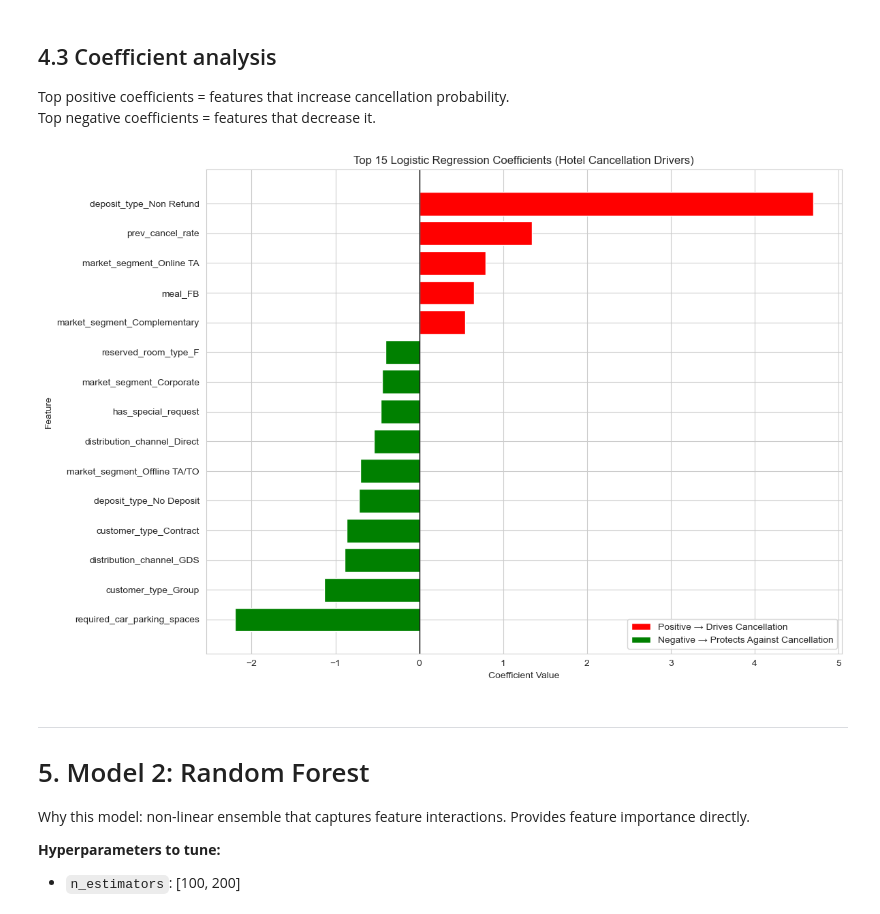
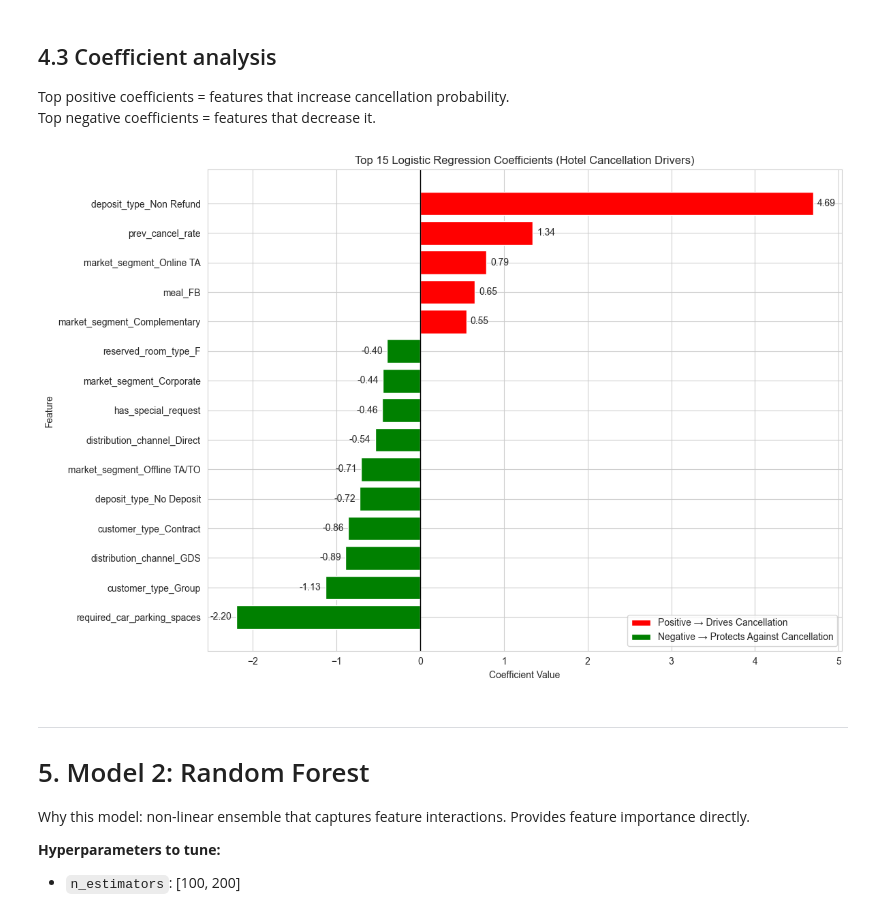
Before and after one commit to CherLyu/COMP5310-A2, a Jupyter notebook: Lab_05_Group_10_Modelling.ipynb, the cells around one changed output. Cells and saved outputs as stored; diff of their text form; code cells hidden in the pictures.

```diff
--- a/Lab_05_Group_10_Modelling.ipynb
+++ b/Lab_05_Group_10_Modelling.ipynb
@@ -135,14 +141,8 @@ Build a `ColumnTransformer` that:
 
 Tree-based models (Random Forest) don't strictly need scaling but it doesn't hurt. The same preprocessor is reused across all supervised models for a fair comparison.
 # %%
-# Build a ColumnTransformer that:
-# - Standardises numerical features (z-score scaling)
-# - One-hot encodes categorical features
-#
-# We use the same preprocessor for all three models. For LR and K-Means scaling
-# is essential; for RF it's harmless. Keeping a single preprocessor ensures the
-# three models see identical inputs, which makes the comparison fair.
-
+# Quick sanity check — transform once using a clone so the main
+# preprocessor remains unfitted until it is inside a train/CV Pipeline.
 preprocessor = ColumnTransformer(
     transformers=[
         ('num', StandardScaler(), NUMERICAL_FEATURES),
@@ -152,8 +152,7 @@ preprocessor = ColumnTransformer(
     remainder='drop'
 )
 
-# Quick sanity check — transform once just to see the resulting shape
-X_check = preprocessor.fit_transform(X)
+X_check = clone(preprocessor).fit_transform(X)
 print(f"After preprocessing: {X.shape[1]} columns -> {X_check.shape[1]} columns")
 print(f"(numerical scaled + categorical one-hot encoded)")
 del X_check  # don't keep this — will refit inside Pipelines
@@ -177,8 +176,8 @@ def get_feature_names_after_preprocess(fitted_preprocessor):
     )
     return num_names + cat_names
 
-# Quick demo
-demo_pre = preprocessor.fit(X)
+# Quick demo using a clone, again avoiding any fitted state on the main preprocessor
+demo_pre = clone(preprocessor).fit(X)
 demo_names = get_feature_names_after_preprocess(demo_pre)
 print(f"Total features after preprocessing: {len(demo_names)}")
 print(f"First 5: {demo_names[:5]}")
@@ -365,23 +332,6 @@ Final Metrics Dictionary:
 Top positive coefficients = features that increase cancellation probability.
 Top negative coefficients = features that decrease it.
 # %%
-# ============================================================
-# TODO : Extract and plot top Logistic Regression coefficients
-# ============================================================
-# Steps:
-# 1. fitted_lr = lr_search.best_estimator_.named_steps['lr']
-# 2. fitted_pre = lr_search.best_estimator_.named_steps['preprocess']
-#    feature_names = get_feature_names_after_preprocess(fitted_pre)  ← use the helper above
-# 3. coef_df = pd.DataFrame({
-#        'feature': feature_names,
-#        'coefficient': fitted_lr.coef_[0]
-#    })
-# 4. Sort by abs(coefficient) descending, take top 15
-# 5. Plot horizontal bar chart, colour by sign (red = positive = drives cancellation,
-#    green = negative = protects against cancellation)
-
-# YOUR CODE HERE
-
 # 1. Get fitted logistic regression model
 fitted_lr = lr_search.best_estimator_.named_steps['lr']
 
@@ -402,35 +352,37 @@ top_coef = (
            .sort_values('coefficient')   # for cleaner horizontal plotting
 )
 
 # 5. Plot horizontal bar chart
 plt.figure(figsize=(12, 8))
 
 colors = ['red' if coef > 0 else 'green' for coef in top_coef['coefficient']]
 
 plt.barh(
     top_coef['feature'],
     top_coef['coefficient'],
     color=colors
 )
 
 plt.axvline(0, color='black', linewidth=1)
 
 plt.title('Top 15 Logistic Regression Coefficients (Hotel Cancellation Drivers)')
 plt.xlabel('Coefficient Value')
 plt.ylabel('Feature')
 
 # Optional legend
 from matplotlib.patches import Patch
 legend_elements = [
     Patch(facecolor='red', label='Positive → Drives Cancellation'),
     Patch(facecolor='green', label='Negative → Protects Against Cancellation')
 ]
 plt.legend(handles=legend_elements)
-
+for i, v in enumerate(top_coef['coefficient']):
+    plt.text(v + (0.05 if v > 0 else -0.05), i, f'{v:.2f}',
+             va='center', ha='left' if v > 0 else 'right')
 plt.tight_layout()
 plt.show()
 # %% [output]
-[figure, old version]
+[figure, new version]
 # %% [markdown]
 ---
 # 5. Model 2: Random Forest
```
Also changed, not shown: parts of 18 cells of this notebook.
